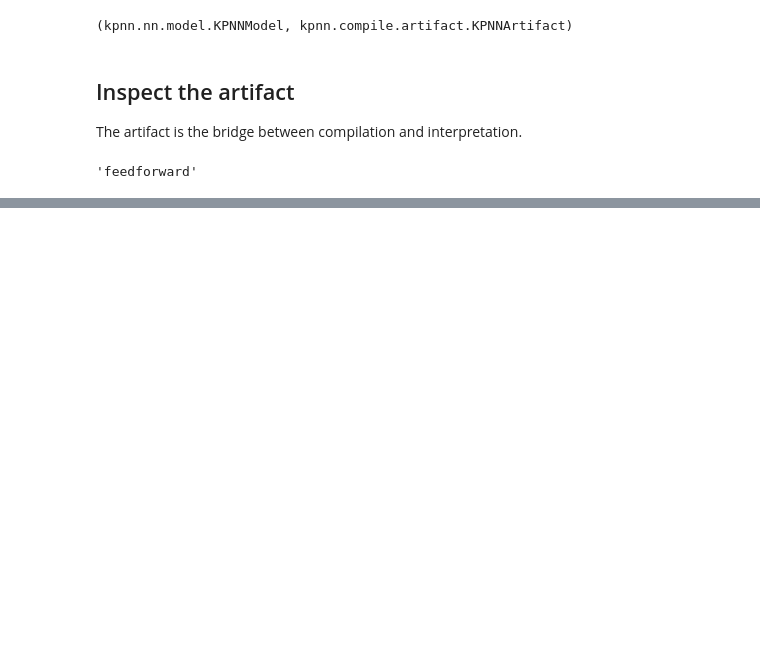
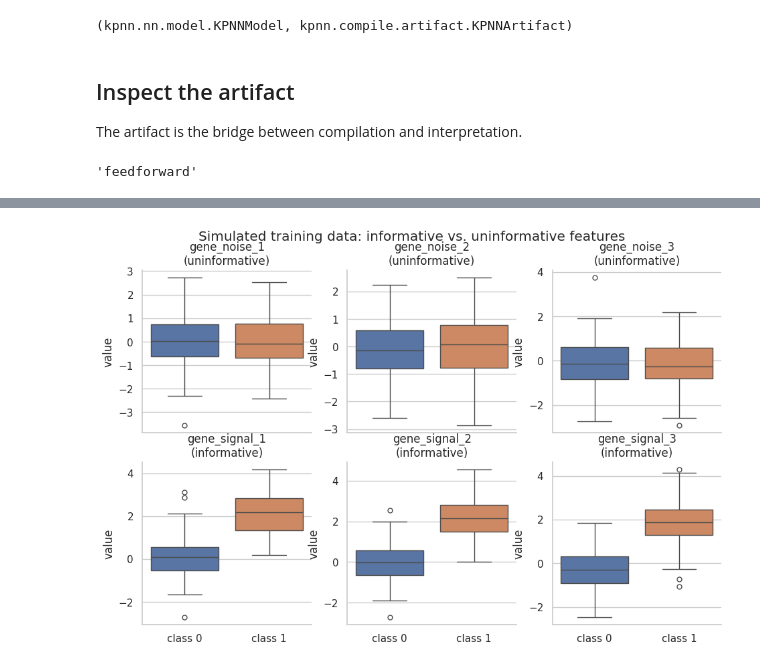
Before and after one commit to Thomas-Rauter/edge2torch, a Jupyter notebook: docs/getting-started.ipynb, the cells around one changed output, grey strips where cells are left out. Cells and saved outputs as stored; diff of their text form; code cells hidden in the pictures; blank space fills up the shorter version.

```diff
--- a/docs/getting-started.ipynb
+++ b/docs/getting-started.ipynb
@@ -47,12 +47,17 @@ pip install "kpnn[bio]"
 ## Imports
 # %%
 import pandas as pd
+import numpy as np
 from graphviz import Digraph
 import torch
 from torch import nn
 from IPython.display import display
+import matplotlib.pyplot as plt
+import seaborn as sns
+sns.set_theme(style="whitegrid")
 
 from kpnn.compile_graph import compile_graph
+from kpnn.customize_model import customize_model
 from kpnn.interpret_model import interpret_model
 # %% [markdown]
 ## Step 1: define a prior-knowledge graph
@@ -202 +365,57 @@ The compiled model is a normal PyTorch module.
+# %%
+# Visualize the simulated training data
+
+import seaborn as sns
+import matplotlib.pyplot as plt
+
+plot_df = x_train_df.copy()
+plot_df["label"] = y_train.values
+plot_df["class"] = plot_df["label"].map({0: "class 0", 1: "class 1"})
+
+long_df = plot_df.melt(
+    id_vars=["label", "class"],
+    value_vars=artifact.feature_names,
+    var_name="feature",
+    value_name="value",
+)
+
+feature_type_map = {
+    "gene_signal_1": "informative",
+    "gene_signal_2": "informative",
+    "gene_signal_3": "informative",
+    "gene_noise_1": "uninformative",
+    "gene_noise_2": "uninformative",
+    "gene_noise_3": "uninformative",
+}
+
+long_df["feature_type"] = long_df["feature"].map(feature_type_map)
+
+g = sns.catplot(
+    data=long_df,
+    x="class",
+    y="value",
+    col="feature",
+    col_wrap=3,
+    hue="class",
+    kind="box",
+    sharey=False,
+    height=3.2,
+    aspect=1.0,
+    legend=False,
+)
+
+g.fig.suptitle(
+    "Simulated training data: informative vs. uninformative features",
+    y=1.03,
+)
+
+for ax, feature in zip(g.axes.flat, artifact.feature_names):
+    feature_type = feature_type_map[feature]
+    ax.set_title(f"{feature}\n({feature_type})")
+    ax.set_xlabel("")
+    ax.set_ylabel("value")
+
+plt.show()
+# %% [output]
+[figure, added]
 # %%
```
Also changed, not shown: parts of 39 cells of this notebook, 1 other file.
